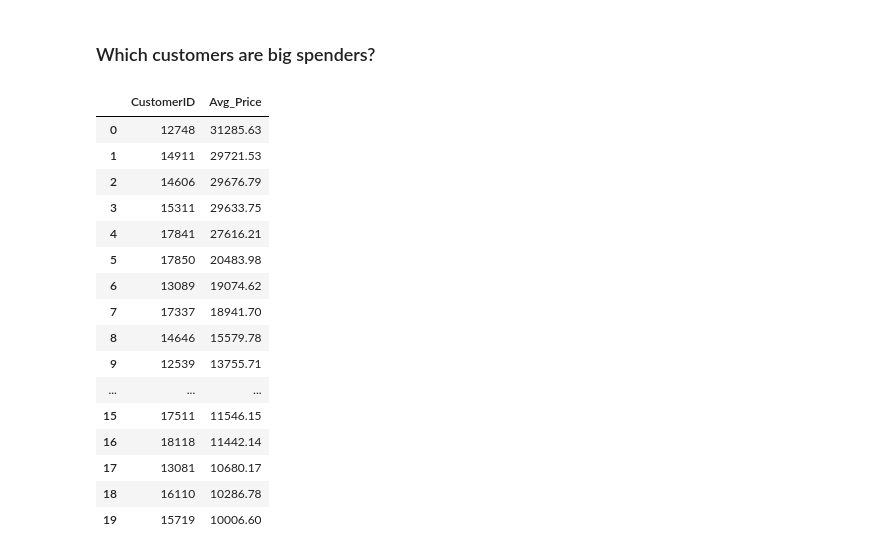
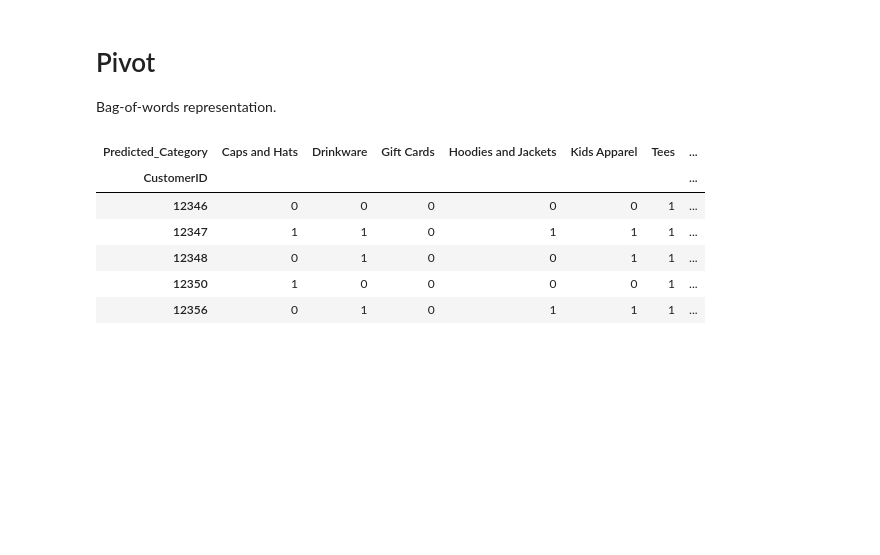
Before and after one commit to ValAnthonyB/LT2_DMW1_Final_Project, a Jupyter notebook: Final Notebooks/1 EDA.ipynb, the cells around one changed output. Saved outputs shown, nothing was run; the diff lists cells and outputs as text; code cells hidden in the pictures; blank space fills up the shorter version.

```diff
--- a/Final Notebooks/1 EDA.ipynb
+++ b/Final Notebooks/1 EDA.ipynb
@@ -99,27 +35,25 @@ eda_2
-# %% [markdown]
-### Which customers are big spenders?
-# %%
-eda_3 = (df[['CustomerID', 'Avg_Price']]
-        .groupby('CustomerID')
-        .sum()
-        .sort_values(by="Avg_Price", ascending=False)
-        .reset_index())
-eda_3.head(20)
-# %% [output]
-|  | CustomerID | Avg_Price |
-| 0 | 12748 | 31285.63 |
-| 1 | 14911 | 29721.53 |
-| 2 | 14606 | 29676.79 |
-| 3 | 15311 | 29633.75 |
-| 4 | 17841 | 27616.21 |
-| 5 | 17850 | 20483.98 |
-| 6 | 13089 | 19074.62 |
-| 7 | 17337 | 18941.70 |
-| 8 | 14646 | 15579.78 |
-| 9 | 12539 | 13755.71 |
-| ... | ... | ... |
-| 15 | 17511 | 11546.15 |
-| 16 | 18118 | 11442.14 |
-| 17 | 13081 | 10680.17 |
-| 18 | 16110 | 10286.78 |
-| 19 | 15719 | 10006.60 |
+# %% [markdown]
+# Pivot
+
+Bag-of-words representation.
+# %%
+df_cnts = pd.pivot_table(df[['CustomerID', 'Predicted_Category', "Quantity"]]
+                        ,index='CustomerID'
+                        ,columns = 'Predicted_Category'
+                        ,values= "Quantity"
+                        ,aggfunc='sum' #size
+                        ,fill_value=0)
+
+# If bought from prod category at least once, then 1. Else 0.
+for col in df_cnts.columns:
+    df_cnts[col] = np.where(df_cnts[col] > 0, 1, 0)
+
+df_cnts.head()
+# %% [output]
+| Predicted_Category | Caps and Hats | Drinkware | Gift Cards | Hoodies and Jackets | Kids Apparel | Tees | ... |
+| CustomerID |  |  |  |  |  |  | ... |
+| 12346 | 0 | 0 | 0 | 0 | 0 | 1 | ... |
+| 12347 | 1 | 1 | 0 | 1 | 1 | 1 | ... |
+| 12348 | 0 | 1 | 0 | 0 | 1 | 1 | ... |
+| 12350 | 1 | 0 | 0 | 0 | 0 | 1 | ... |
+| 12356 | 0 | 1 | 0 | 1 | 1 | 1 | ... |
```
Also changed, not shown: parts of 27 cells of this notebook.
